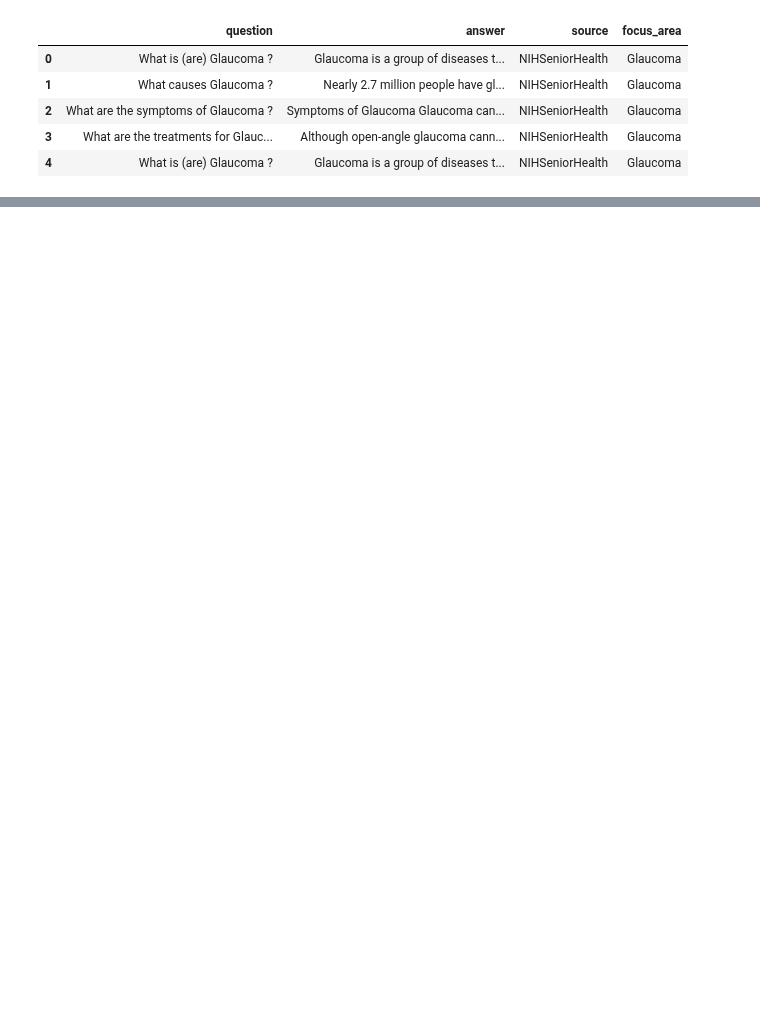
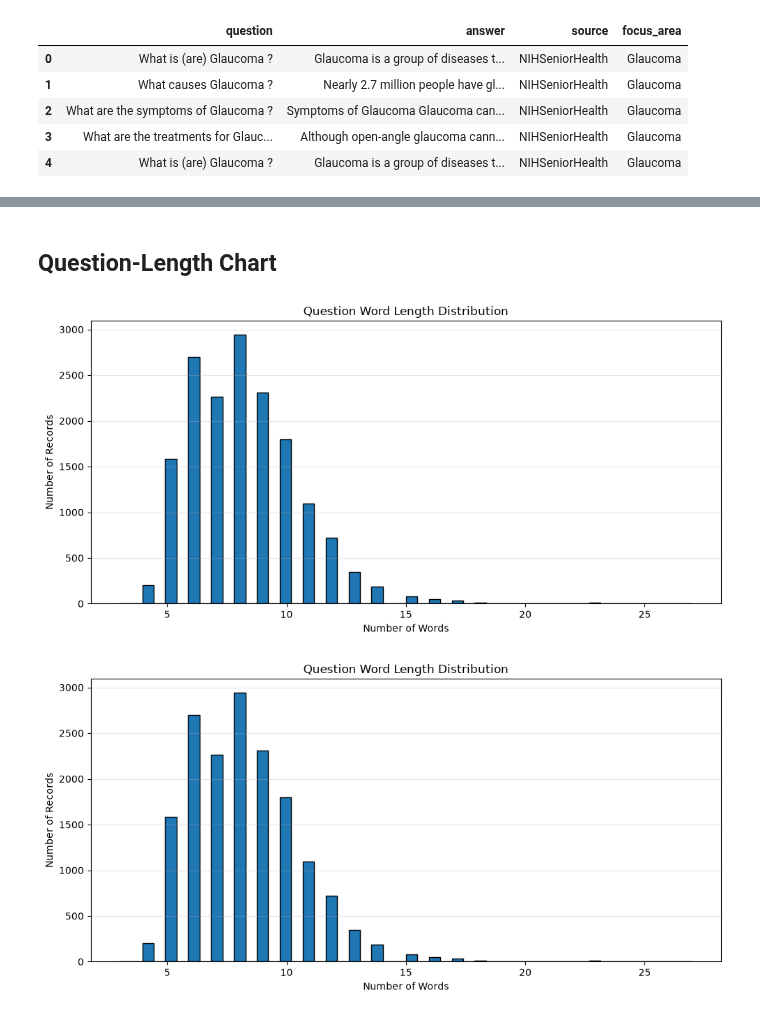
Before and after one commit to McChandra/medical_chatbot, a Jupyter notebook: test.ipynb, the cells around one changed output, grey strips where cells are left out. Cells and saved outputs as stored; diff of their text form; code cells hidden in the pictures; blank space fills up the shorter version.

```diff
--- a/test.ipynb
+++ b/test.ipynb
@@ -195,0 +229,12 @@ dtype: int64
+# %% [markdown]
+## Question-Length Chart
+# %%
+fig = plot_text_length_distribution(
+    medquad_clean_df,
+    column="question"
+)
+
+fig
+# %% [output]
+[figure, added]
+[figure, added]
```
Also changed, not shown: parts of 16 cells of this notebook.
